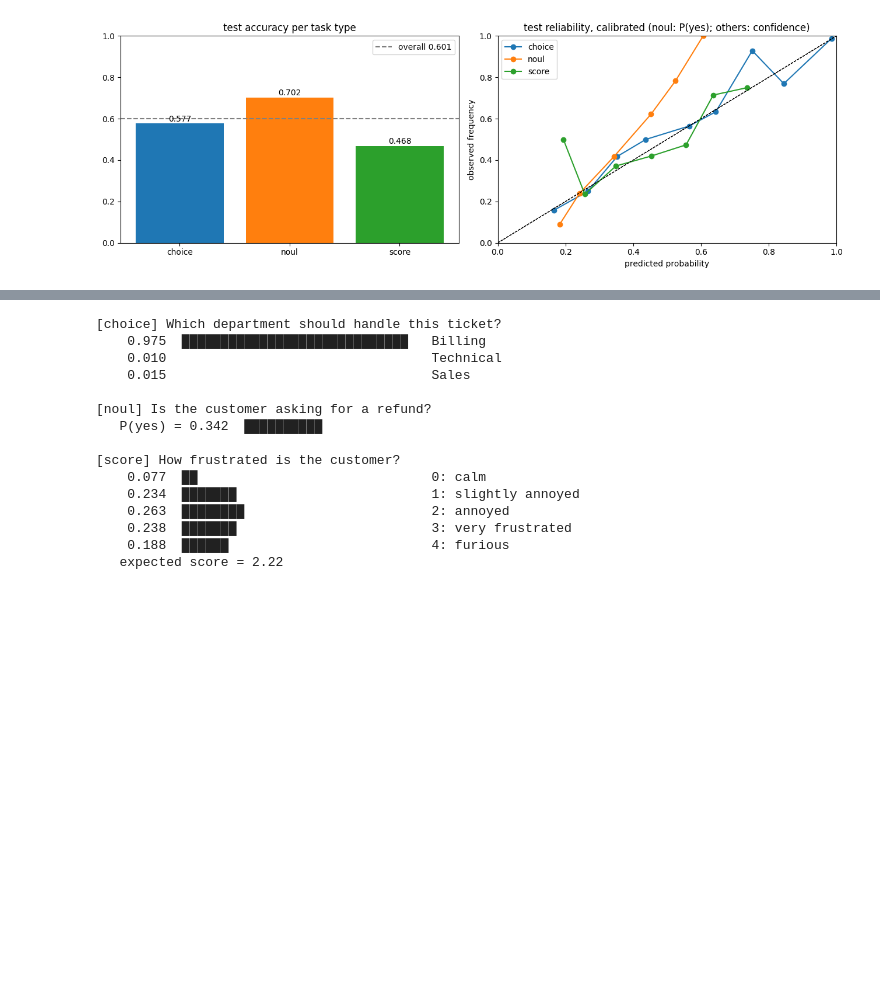
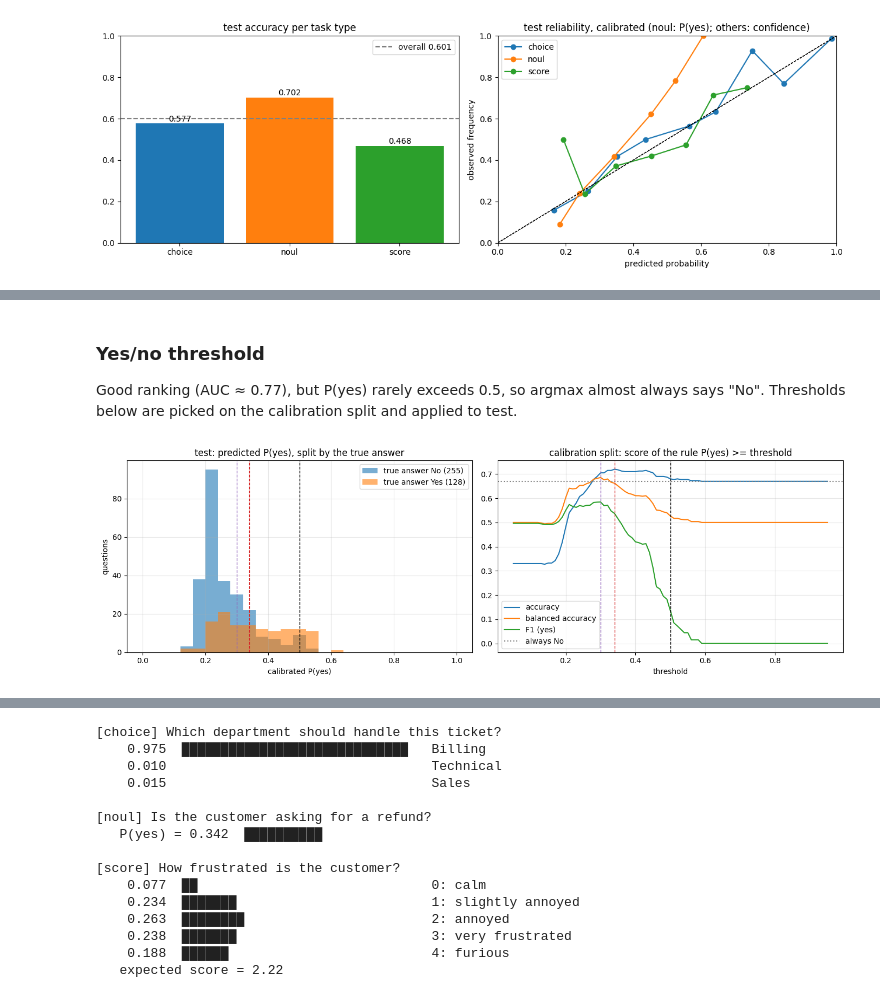
Before and after one commit to Alichnikof/nbev, a Jupyter notebook: deberta_full_walkthrough.ipynb, the cells around one changed output, grey strips where cells are left out. Saved outputs shown, nothing was run; the diff lists cells and outputs as text; code cells hidden in the pictures; blank space fills up the shorter version.

```diff
--- a/deberta_full_walkthrough.ipynb
+++ b/deberta_full_walkthrough.ipynb
@@ -380,0 +496,8 @@ plot_test_results(test, test_metrics, temperatures)
+# %% [markdown]
+### Yes/no threshold
+
+Good ranking (AUC ≈ 0.77), but P(yes) rarely exceeds 0.5, so argmax almost always says "No". Thresholds below are picked on the calibration split and applied to test.
+# %%
+plot_noul_threshold(calibration, test, temperatures)
+# %% [output]
+[figure, added]
```
Also changed, not shown: parts of 26 cells of this notebook, 13 other files.
